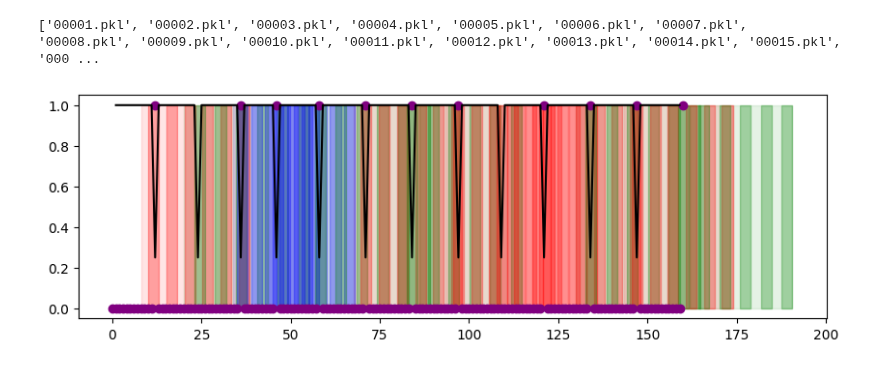
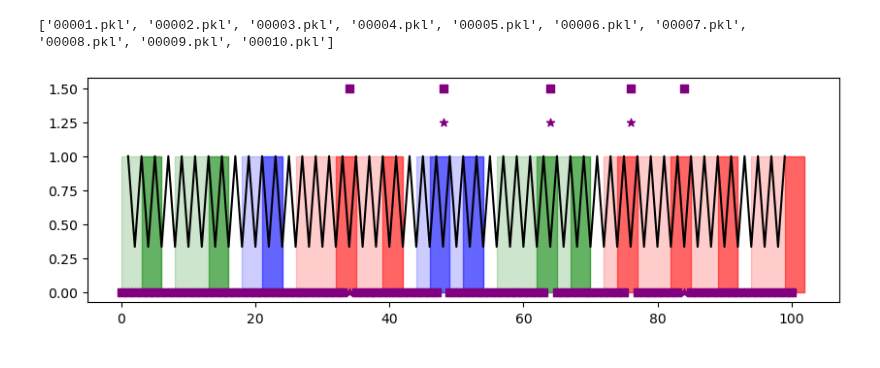
Before and after one commit to davidgbe/favorably_connected, a Jupyter notebook: notebooks/session_visualization.ipynb, the cells around one changed output. Cells and saved outputs as stored; diff of their text form; code cells hidden in the pictures.

Commit message:
update nb visualization to appropriately render a run

```diff
--- a/notebooks/session_visualization.ipynb
+++ b/notebooks/session_visualization.ipynb
@@ -22,8 +22,8 @@ def load_data(data_path, indices=[]):
 #     return data
 # %%
 state_data = load_data(
-    '../data/rl_agent_outputs/det_reward_to_stoch_many_reward_sites_2024-08-15_09_27_20_718621/state',
-    indices=[34]
+    '../data/rl_agent_outputs/det_reward_to_stoch_many_reward_sites_2024-08-16_14_38_20_151037/state',
+    indices=[9]
 )
 
 d = None
@@ -31,7 +31,7 @@ d = None
 for data in state_data:
     d = data
 # %% [output]
-['00001.pkl', '00002.pkl', '00003.pkl', '00004.pkl', '00005.pkl', '00006.pkl', '00007.pkl', '00008.pkl', '00009.pkl', '00010.pkl', '00011.pkl', '00012.pkl', '00013.pkl', '00014.pkl', '00015.pkl', '000 ...
+['00001.pkl', '00002.pkl', '00003.pkl', '00004.pkl', '00005.pkl', '00006.pkl', '00007.pkl', '00008.pkl', '00009.pkl', '00010.pkl']
 # %%
 all_patch_bounds = []
 all_reward_site_bounds = []
@@ -39,10 +39,12 @@ all_patch_nums = []
 all_actions = []
 all_positions = []
 all_rewards = []
+all_patch_reward_params = []
+all_current_reward_site_attempted = []
 
-colors = ['r', 'b', 'g']
+colors = ['r', 'g', 'b']
 
-env_idx = 11
+env_idx = 1
 
 for k in np.arange(len(d)):
     all_patch_bounds.append(d[k]['current_patch_bounds'][env_idx])
@@ -50,35 +52,47 @@ for k in np.arange(len(d)):
     all_patch_nums.append(d[k]['current_patch_num'][env_idx])
     all_actions.append(d[k]['action'][env_idx])
     all_positions.append(d[k]['current_position'][env_idx])
     all_rewards.append(d[k]['reward'][env_idx])
+    all_patch_reward_params.append(d[k]['patch_reward_param'][env_idx])
+    all_current_reward_site_attempted.append(d[k]['current_reward_site_attempted'][env_idx])
 
 
 scale = 1
 fig, axs = plt.subplots(1, 1, figsize=(10 * scale, 3 * scale))
 
 all_dwell_times = []
 rewards_at_positions = [0]
+reward_attempted_at_positions = [False]
 dwell_time = 0
 last_p = None
 for i, p in enumerate(all_positions):
     if last_p is not None and (p != last_p):
         all_dwell_times.append(dwell_time)
         rewards_at_positions.append(0)
+        reward_attempted_at_positions.append(False)
         dwell_time = 0
     if last_p is not None:
         dwell_time += 1
     rewards_at_positions[-1] += all_rewards[i]
+    reward_attempted_at_positions[-1] = True if all_current_reward_site_attempted[i] else reward_attempted_at_positions[-1]
     last_p = p
 
 axs.plot(np.arange(len(all_dwell_times)), 1/np.array(all_dwell_times), c='black')
-axs.scatter(np.arange(len(rewards_at_positions)), rewards_at_positions, c='purple')
+axs.scatter(np.arange(len(rewards_at_positions)), np.array(rewards_at_positions) * 1.25, c='purple', marker='*')
+axs.scatter(np.arange(len(reward_attempted_at_positions)), np.array(reward_attempted_at_positions) * 1.5, c='purple', marker='s')
 
 last_pb = None
 for i, pb in enumerate(all_patch_bounds):
     if last_pb is None or (pb != last_pb).any():
-        axs.fill_between(pb, np.zeros(2), np.ones(2), alpha=0.1, color=colors[all_patch_nums[i]], zorder=-2)
-        last_pb = pb
+        pb_amended = pb.copy()
         for rwsb in all_reward_site_bounds[i]:
-            axs.fill_between(rwsb, np.zeros(2), np.ones(2), alpha=0.3, color=colors[all_patch_nums[i]], zorder=-1)
+            if np.sum(reward_attempted_at_positions[int(rwsb[0]):int(rwsb[1])]) > 0:
+                axs.fill_between(rwsb, np.zeros(2), np.ones(2), alpha=0.5, color=colors[all_patch_nums[i]], zorder=-1)
+            else:
+                axs.fill_between(rwsb, np.zeros(2), np.ones(2), alpha=0.5, color=colors[all_patch_nums[i]], zorder=-1)
+                pb_amended[1] = rwsb[1]
+                break
+        axs.fill_between(pb_amended, np.zeros(2), np.ones(2), alpha=0.2, color=colors[all_patch_nums[i]], zorder=-2)
+    last_pb = pb
 # %% [output]
-[figure, old version]
+[figure, new version]
```
Also changed, not shown: 3 other files.
